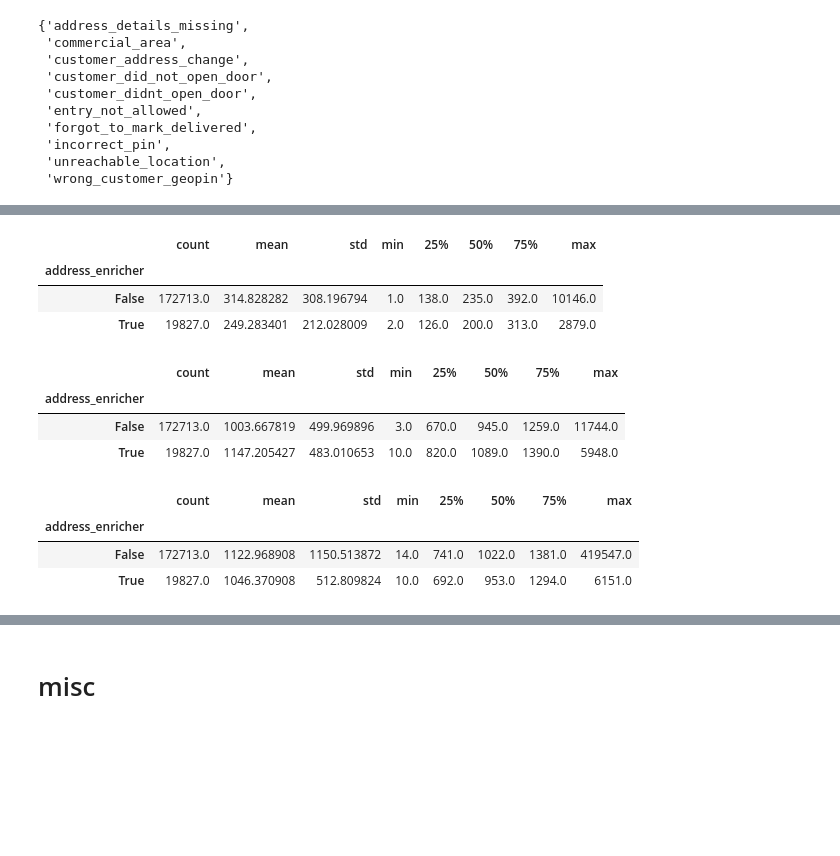
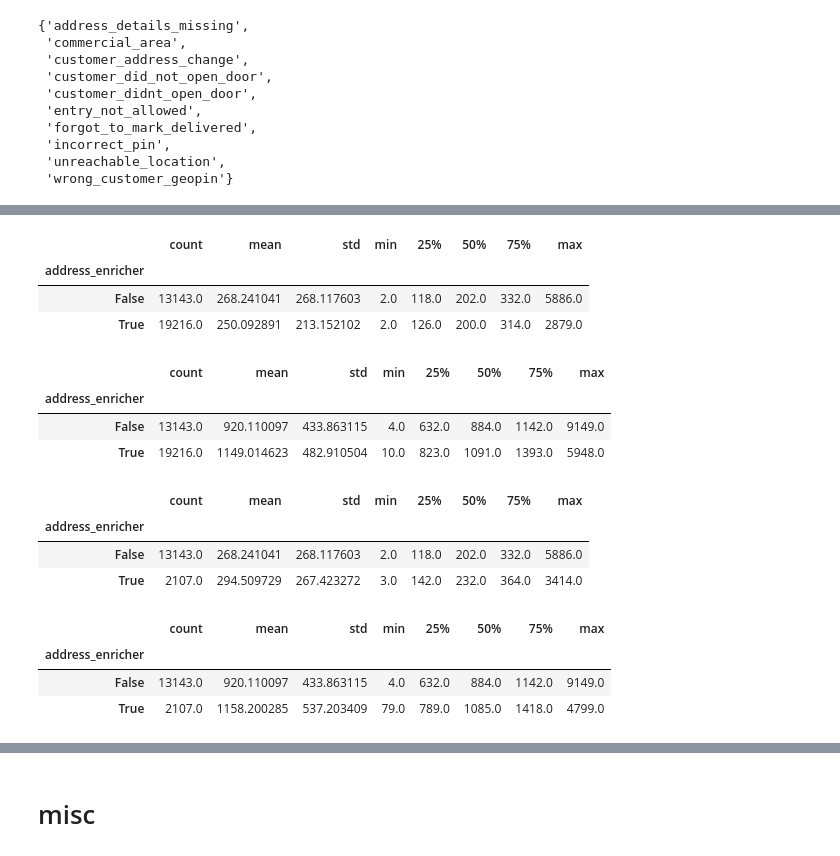
Before and after one commit to MohamdFekry/Parking-Enricher, a Jupyter notebook: test_data_analsis.ipynb, the cells around one changed output, grey strips where cells are left out. Cells and saved outputs as stored; diff of their text form; code cells hidden in the pictures; blank space fills up the shorter version.

```diff
--- a/test_data_analsis.ipynb
+++ b/test_data_analsis.ipynb
@@ -1099,21 +1066,30 @@ Name: o2p_time_seconds, dtype: float64
 # %%
-df_combined[~df_combined['id_task'].isin(df_bad_enriched['id_task'])].groupby('address_enricher')['handover_time_seconds'].describe()
+# same anlysis without the bad enriched tasks
+df_both[~df_both['id_task'].isin(df_bad_enriched['id_task'])].groupby('address_enricher')['handover_time_seconds'].describe()
 # %% [output]
 |  | count | mean | std | min | 25% | 50% | 75% | max |
 | address_enricher |  |  |  |  |  |  |  |  |
-| False | 172713.0 | 314.828282 | 308.196794 | 1.0 | 138.0 | 235.0 | 392.0 | 10146.0 |
-| True | 19827.0 | 249.283401 | 212.028009 | 2.0 | 126.0 | 200.0 | 313.0 | 2879.0 |
+| False | 13143.0 | 268.241041 | 268.117603 | 2.0 | 118.0 | 202.0 | 332.0 | 5886.0 |
+| True | 19216.0 | 250.092891 | 213.152102 | 2.0 | 126.0 | 200.0 | 314.0 | 2879.0 |
 # %%
-df_combined[~df_combined['id_task'].isin(df_bad_enriched['id_task'])].groupby('address_enricher')['p2a_time_seconds'].describe()
+# same anlysis without the bad enriched tasks
+df_both[~df_both['id_task'].isin(df_bad_enriched['id_task'])].groupby('address_enricher')['p2a_time_seconds'].describe()
 # %% [output]
 |  | count | mean | std | min | 25% | 50% | 75% | max |
 | address_enricher |  |  |  |  |  |  |  |  |
-| False | 172713.0 | 1003.667819 | 499.969896 | 3.0 | 670.0 | 945.0 | 1259.0 | 11744.0 |
-| True | 19827.0 | 1147.205427 | 483.010653 | 10.0 | 820.0 | 1089.0 | 1390.0 | 5948.0 |
+| False | 13143.0 | 920.110097 | 433.863115 | 4.0 | 632.0 | 884.0 | 1142.0 | 9149.0 |
+| True | 19216.0 | 1149.014623 | 482.910504 | 10.0 | 823.0 | 1091.0 | 1393.0 | 5948.0 |
-# %%
-df_combined[~df_combined['id_task'].isin(df_bad_enriched['id_task'])].groupby('address_enricher')['o2p_time_seconds'].describe()
-# %% [output]
-|  | count | mean | std | min | 25% | 50% | 75% | max |
-| address_enricher |  |  |  |  |  |  |  |  |
-| False | 172713.0 | 1122.968908 | 1150.513872 | 14.0 | 741.0 | 1022.0 | 1381.0 | 419547.0 |
-| True | 19827.0 | 1046.370908 | 512.809824 | 10.0 | 692.0 | 953.0 | 1294.0 | 6151.0 |
+# %%
+pd.concat([df_bad_enriched, df_not_enriched_short], ignore_index=True).groupby('address_enricher')['handover_time_seconds'].describe()
+# %% [output]
+|  | count | mean | std | min | 25% | 50% | 75% | max |
+| address_enricher |  |  |  |  |  |  |  |  |
+| False | 13143.0 | 268.241041 | 268.117603 | 2.0 | 118.0 | 202.0 | 332.0 | 5886.0 |
+| True | 2107.0 | 294.509729 | 267.423272 | 3.0 | 142.0 | 232.0 | 364.0 | 3414.0 |
+# %%
+pd.concat([df_bad_enriched, df_not_enriched_short], ignore_index=True).groupby('address_enricher')['p2a_time_seconds'].describe()
+# %% [output]
+|  | count | mean | std | min | 25% | 50% | 75% | max |
+| address_enricher |  |  |  |  |  |  |  |  |
+| False | 13143.0 | 920.110097 | 433.863115 | 4.0 | 632.0 | 884.0 | 1142.0 | 9149.0 |
+| True | 2107.0 | 1158.200285 | 537.203409 | 79.0 | 789.0 | 1085.0 | 1418.0 | 4799.0 |
```
Also changed, not shown: parts of 10 cells of this notebook.
